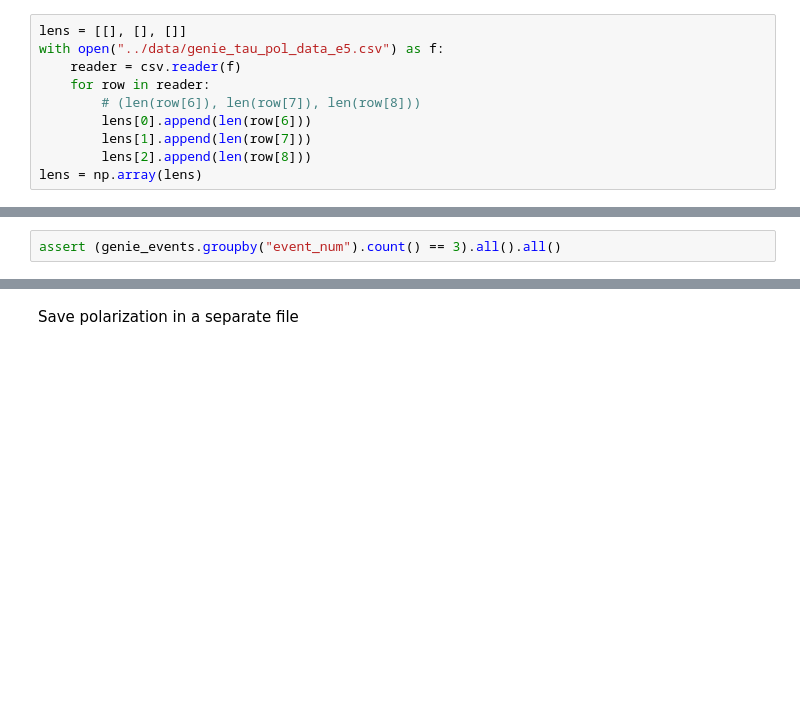
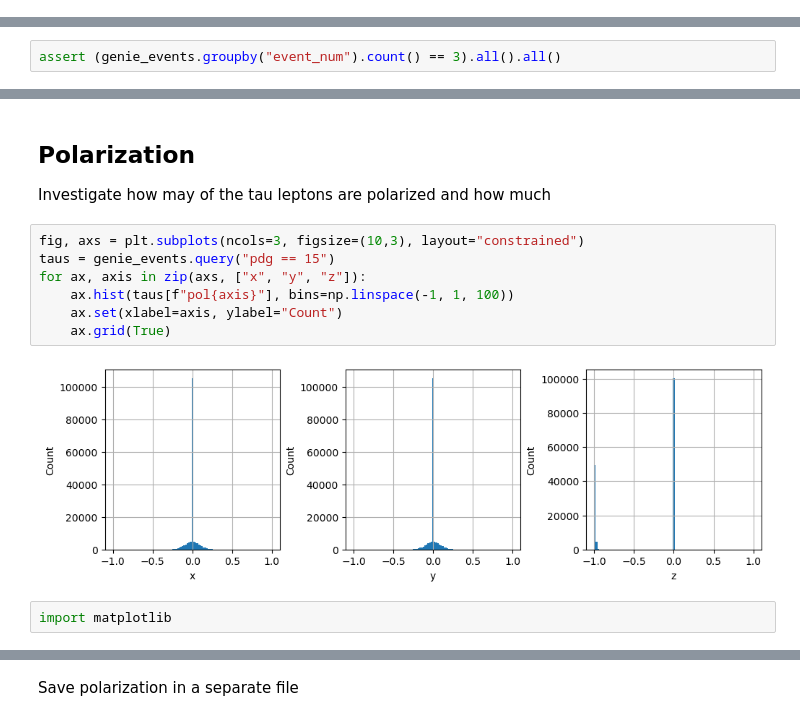
Before and after one commit to simonthor/tau-polarization-icecube, a Jupyter notebook: icecube-tau-decays/csv2hepmc.ipynb, the cells around one changed output, grey strips where cells are left out. Cells and saved outputs as stored; diff of their text form; blank space fills up the shorter version.

Commit message:
Plot polarization distribution

```diff
--- a/icecube-tau-decays/csv2hepmc.ipynb
+++ b/icecube-tau-decays/csv2hepmc.ipynb
@@ -66,10 +68,0 @@ genie_events
-# %%
-lens = [[], [], []]
-with open("../data/genie_tau_pol_data_e5.csv") as f:
-    reader = csv.reader(f)
-    for row in reader:
-        # (len(row[6]), len(row[7]), len(row[8]))
-        lens[0].append(len(row[6]))
-        lens[1].append(len(row[7]))
-        lens[2].append(len(row[8]))
-lens = np.array(lens)
@@ -99,0 +75,14 @@ genie_events["event_num"].unique().size
+# %% [markdown]
+## Polarization
+Investigate how may of the tau leptons are polarized and how much
+# %%
+fig, axs = plt.subplots(ncols=3, figsize=(10,3), layout="constrained")
+taus = genie_events.query("pdg == 15")
+for ax, axis in zip(axs, ["x", "y", "z"]):
+    ax.hist(taus[f"pol{axis}"], bins=np.linspace(-1, 1, 100))
+    ax.set(xlabel=axis, ylabel="Count")
+    ax.grid(True)
+# %% [output]
+[figure, added]
+# %%
+import matplotlib
```
Also changed, not shown: parts of 9 cells of this notebook.
